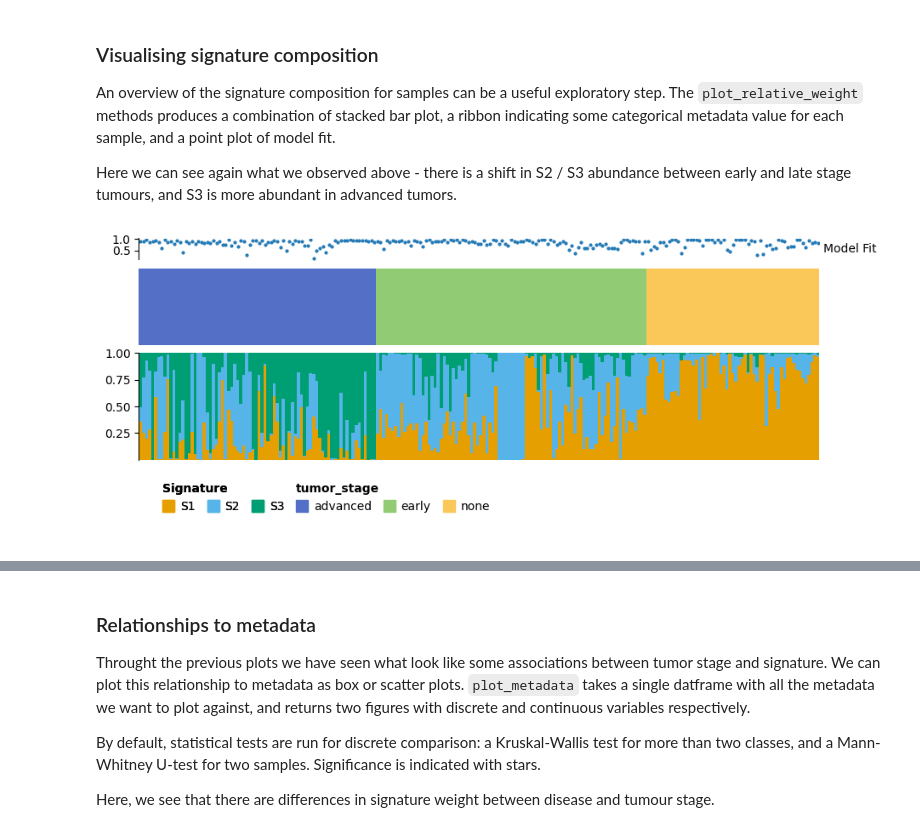
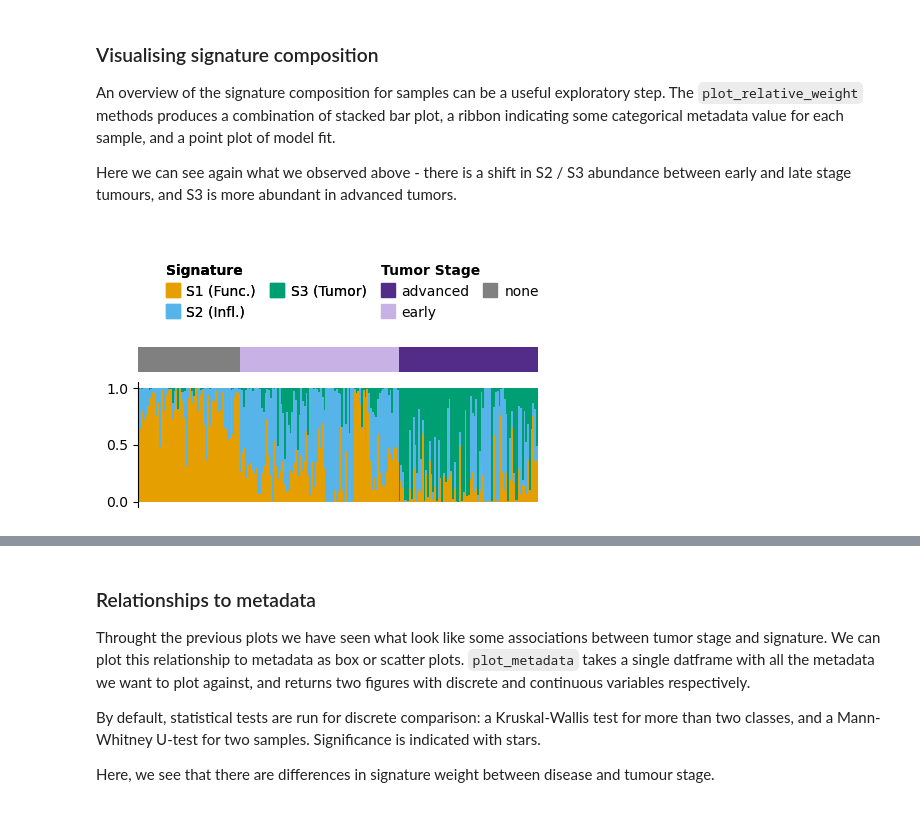
Before and after one commit to apduncan/cvanmf, a Jupyter notebook: docs/cell_example.ipynb, the cells around one changed output, grey strips where cells are left out. Saved outputs shown, nothing was run; the diff lists cells and outputs as text; code cells hidden in the pictures.

```diff
--- a/docs/cell_example.ipynb
+++ b/docs/cell_example.ipynb
@@ -158,0 +208,12 @@ k3.plot_modelfit(group=sample_md['tumor_stage']) + pn.coord_flip() + pn.theme(fi
+# %%
+k3.names = ['S1 (Func.)', 'S2 (Infl.)', 'S3 (Tumor)']
+plt_weight = (
+    k3.plot_feature_weight()
+    + pn.theme(
+        figure_size=(4.2, 2.8)
+    )
+    + pn.ggtitle("Feature Weight")
+    + pn.scale_x_discrete(expand=(0.1, 0.0, 0.15, 0.0)) # This adds a little more room left and right of the bubbles
+)
+figure_output(plt_weight, "f_feature_weight", PUB)
+plt_weight
@@ -162,6 +227,13 @@ k3.plot_modelfit(group=sample_md['tumor_stage']) + pn.coord_flip() + pn.theme(fi
 To look at broad patterns in the data, we can look at PCoA ordination of samples. With few signatures, these willl largely divide by primary signature. In the PCoA below, we can see cancer and non-cancer samples separating along the first axis, and early and late stage tumors separating on the second axis.
 
 We could run the PCoA on the input data, or WH, using the `on` argument of `plot_pcoa`/`pcoa`.
+# %%
+# We're defining a colour scale for tumor stage which gives an intution of progression
+stage_color = dict(
+    none="grey",
+    early="#c8b1e4",
+    advanced="#532b88"
+)
 # %%
 plt_pcoa = (
     k3.plot_pcoa(on="h", color=sample_md['tumor_stage'], shape="signature")
@@ -179,11 +259,30 @@ An overview of the signature composition for samples can be a useful exploratory
 
 Here we can see again what we observed above - there is a shift in S2 / S3 abundance between early and late stage tumours, and S3 is more abundant in advanced tumors.
 # %%
-fig = k3.plot_relative_weight(group=sample_md['tumor_stage'].sort_values(), heights=[0.25, 0.9, 0.1, 0.1],
-                        sample_label_size=False, legend_cols_h=3, width=8, point_size=0.1,
-                        threshold=None)
+fig = k3.plot_relative_weight(
+    # The metadata to show groups for. It will appear in the order and with the name we give it here in this series.
+    group=(
+        sample_md['tumor_stage']
+        .rename('Tumor Stage')
+        .sort_values(ascending=False)
+    ),
+    # The colours should be provided as a series
+    # There is currently a bug here, where the colours are applied reversed.
+    group_colors=pd.Series(
+        reversed(list(stage_color.values())),
+        index=list(stage_color.keys())
+    ),
+    model_fit=False,
+    heights=[0.25, 1, 0],
+    sample_label_size=False,
+    legend_cols_grp=2,
+    legend_cols_sig=2,
+    width=4, point_size=0.1,
+    threshold=None,
+    legend_side="top"
+)
 # The relative weight plot is produced by Marsilea, so unfortunately currently has a slightly different way to display and save
-fig.save("cell_imgs/d_relative_weight.pdf")
+fig.render()
 plt.show()
 # %% [output]
-[figure, old version]
+[figure, new version]
```
Also changed, not shown: parts of 24 cells of this notebook.
